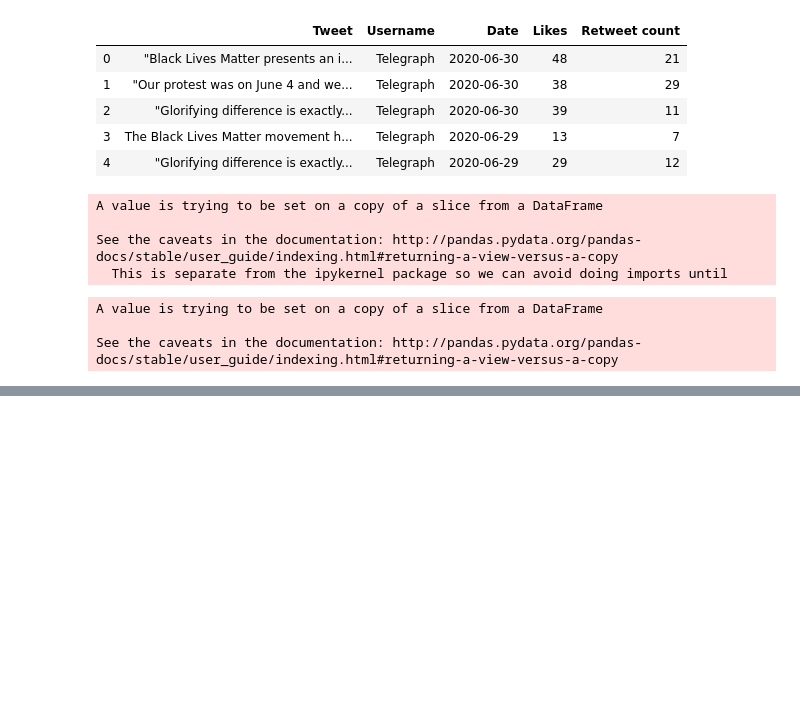
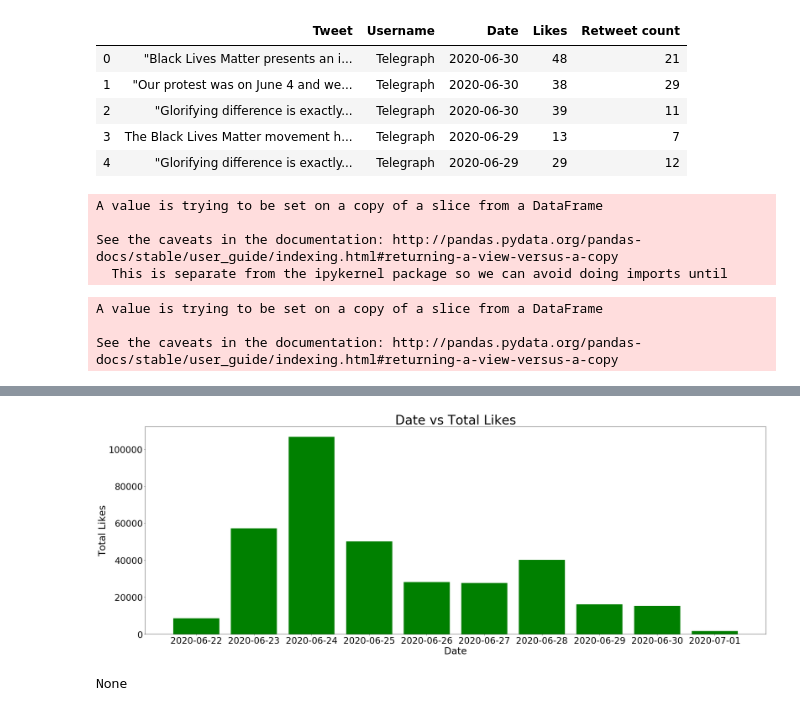
Before and after one commit to saum1500/Twitter-News-Sentiment-Analysis, a Jupyter notebook: Data Analysis and Visualization.ipynb, the cells around one changed output, grey strips where cells are left out. Saved outputs shown, nothing was run; the diff lists cells and outputs as text; code cells hidden in the pictures; blank space fills up the shorter version.

```diff
--- a/Data Analysis and Visualization.ipynb
+++ b/Data Analysis and Visualization.ipynb
@@ -141,12 +163,15 @@ df_date.head()
 # %%
 # plotting likes vs date
 plt.figure(figsize=(35, 12))
 plt.bar(df_date['Date'], df_date['Total Likes'], color = "green")
 plt.xlabel("Date",fontsize = 30)
 plt.ylabel("Total Likes", fontsize = 30)
 plt.title("Date vs Total Likes", fontsize = 40)
 plt.tick_params(labelsize=28)
-plt.show()
+display(plt.show())
+# %% [output]
+[figure, added]
+None
 # %%
 # plotting date vs retweets
 plt.figure(figsize=(35, 12))
```
Also changed, not shown: parts of 6 cells of this notebook.
